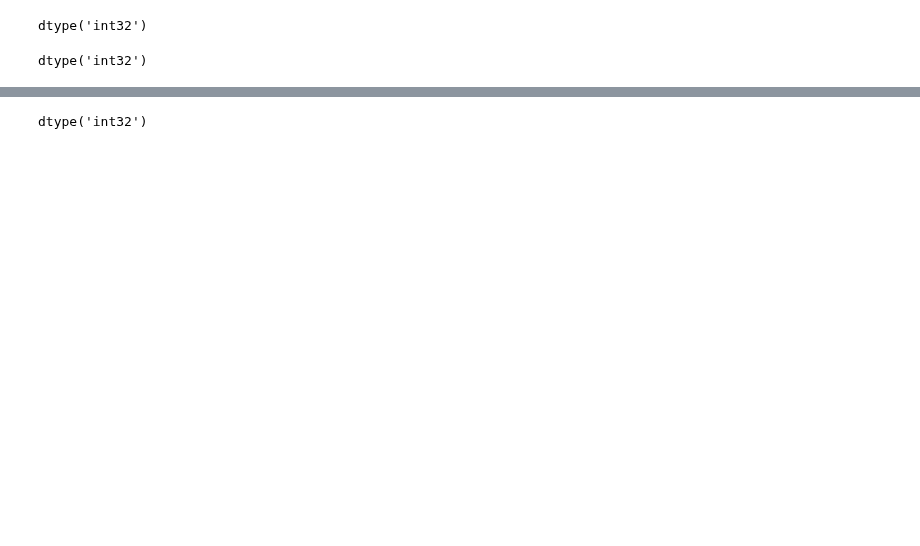
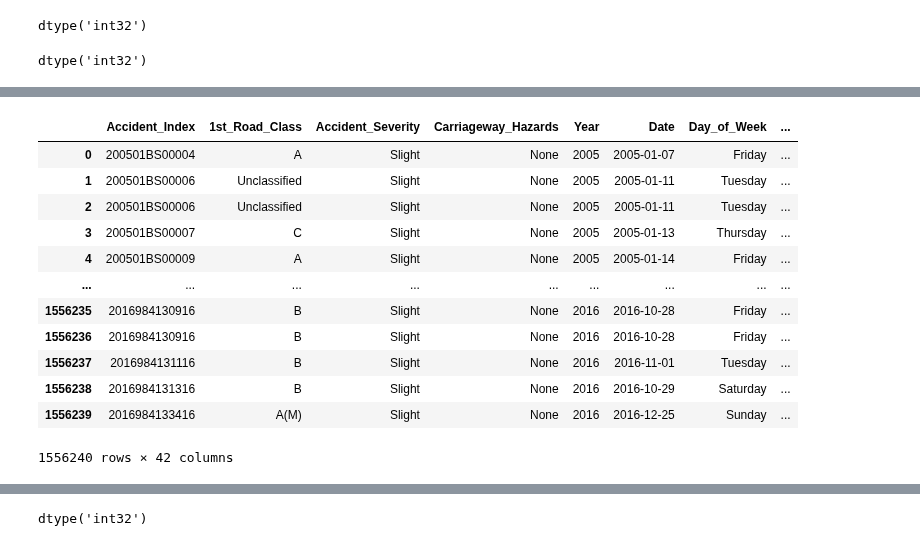
Before and after one commit to Garywtne/Team_Project_One, a Jupyter notebook: 01_data_retrieval_step_2.ipynb, the cells around one changed output, grey strips where cells are left out. Cells and saved outputs as stored; diff of their text form; code cells hidden in the pictures; blank space fills up the shorter version.

```diff
--- a/01_data_retrieval_step_2.ipynb
+++ b/01_data_retrieval_step_2.ipynb
@@ -1097,2 +77,18 @@ len(unwanted_index)
+# %%
+newdf
+# %% [output]
+|  | Accident_Index | 1st_Road_Class | Accident_Severity | Carriageway_Hazards | Year | Date | Day_of_Week | ... |
+| 0 | 200501BS00004 | A | Slight | None | 2005 | 2005-01-07 | Friday | ... |
+| 1 | 200501BS00006 | Unclassified | Slight | None | 2005 | 2005-01-11 | Tuesday | ... |
+| 2 | 200501BS00006 | Unclassified | Slight | None | 2005 | 2005-01-11 | Tuesday | ... |
+| 3 | 200501BS00007 | C | Slight | None | 2005 | 2005-01-13 | Thursday | ... |
+| 4 | 200501BS00009 | A | Slight | None | 2005 | 2005-01-14 | Friday | ... |
+| ... | ... | ... | ... | ... | ... | ... | ... | ... |
+| 1556235 | 2016984130916 | B | Slight | None | 2016 | 2016-10-28 | Friday | ... |
+| 1556236 | 2016984130916 | B | Slight | None | 2016 | 2016-10-28 | Friday | ... |
+| 1556237 | 2016984131116 | B | Slight | None | 2016 | 2016-11-01 | Tuesday | ... |
+| 1556238 | 2016984131316 | B | Slight | None | 2016 | 2016-10-29 | Saturday | ... |
+| 1556239 | 2016984133416 | A(M) | Slight | None | 2016 | 2016-12-25 | Sunday | ... |
+1556240 rows × 42 columns
 # %%
 #remove all of the unwanted accident Index's
```
Also changed, not shown: parts of 12 cells of this notebook, 4 other files.
